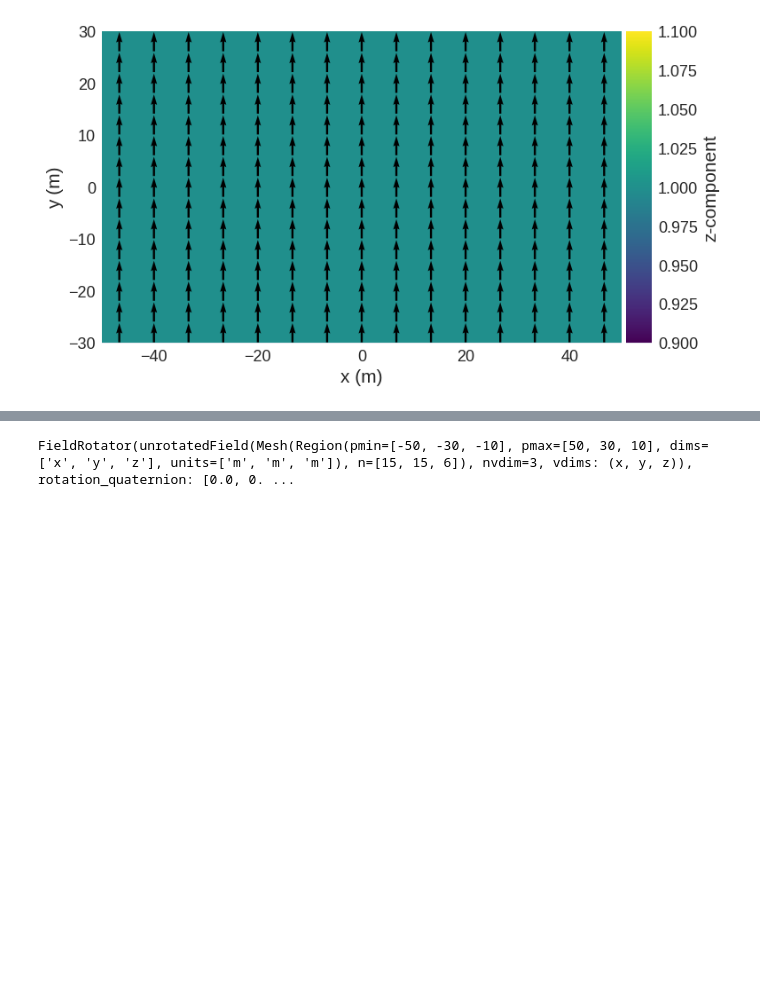
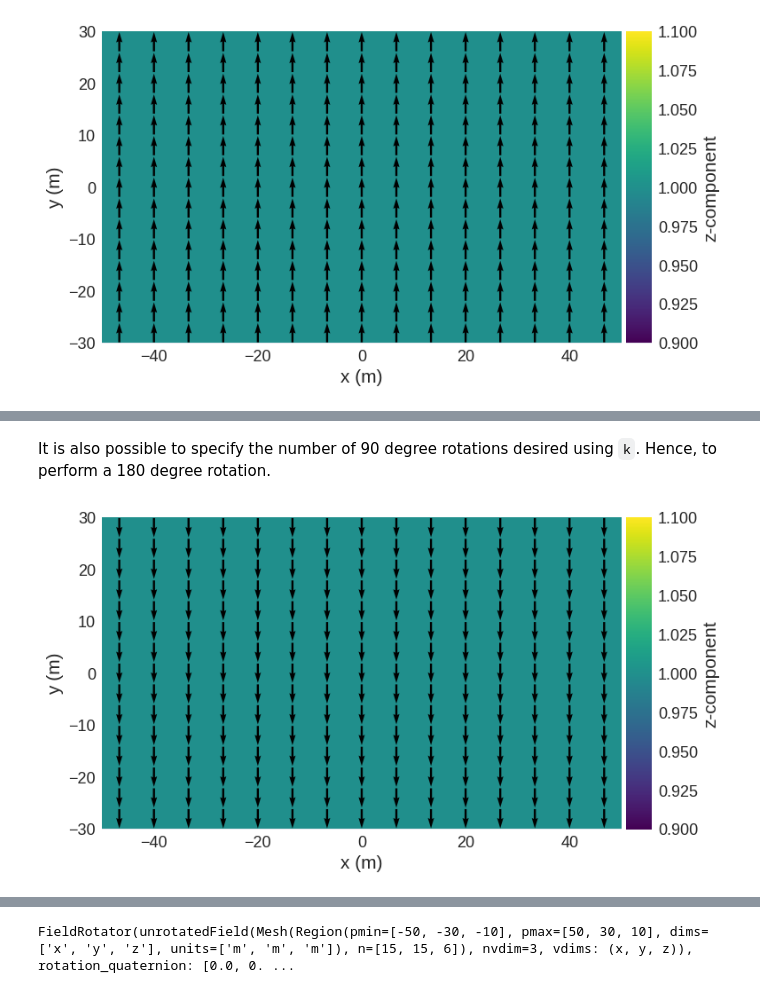
Before and after one commit to ubermag/discretisedfield, a Jupyter notebook: docs/field-rotations.ipynb, the cells around one changed output, grey strips where cells are left out. Saved outputs shown, nothing was run; the diff lists cells and outputs as text; code cells hidden in the pictures; blank space fills up the shorter version.

```diff
--- a/docs/field-rotations.ipynb
+++ b/docs/field-rotations.ipynb
@@ -39,0 +52,8 @@ field.sel("z").mpl()
+# %% [markdown]
+It is also possible to specify the number of 90 degree rotations desired using `k`.
+Hence, to perform a 180 degree rotation.
+# %%
+rotated_field = field.rotate90("x", "y", k=2)
+rotated_field.sel("z").mpl()
+# %% [output]
+[figure, added]
```
Also changed, not shown: parts of 6 cells of this notebook.
